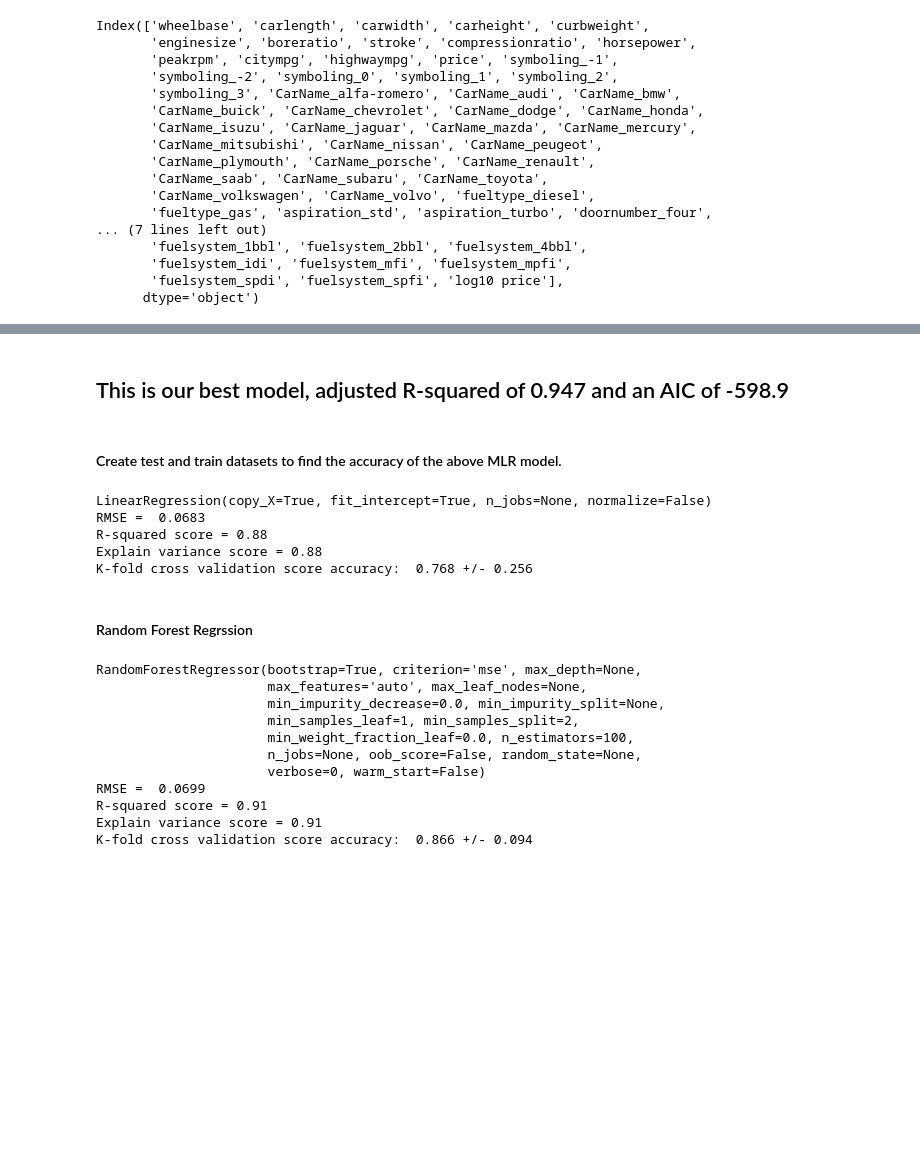
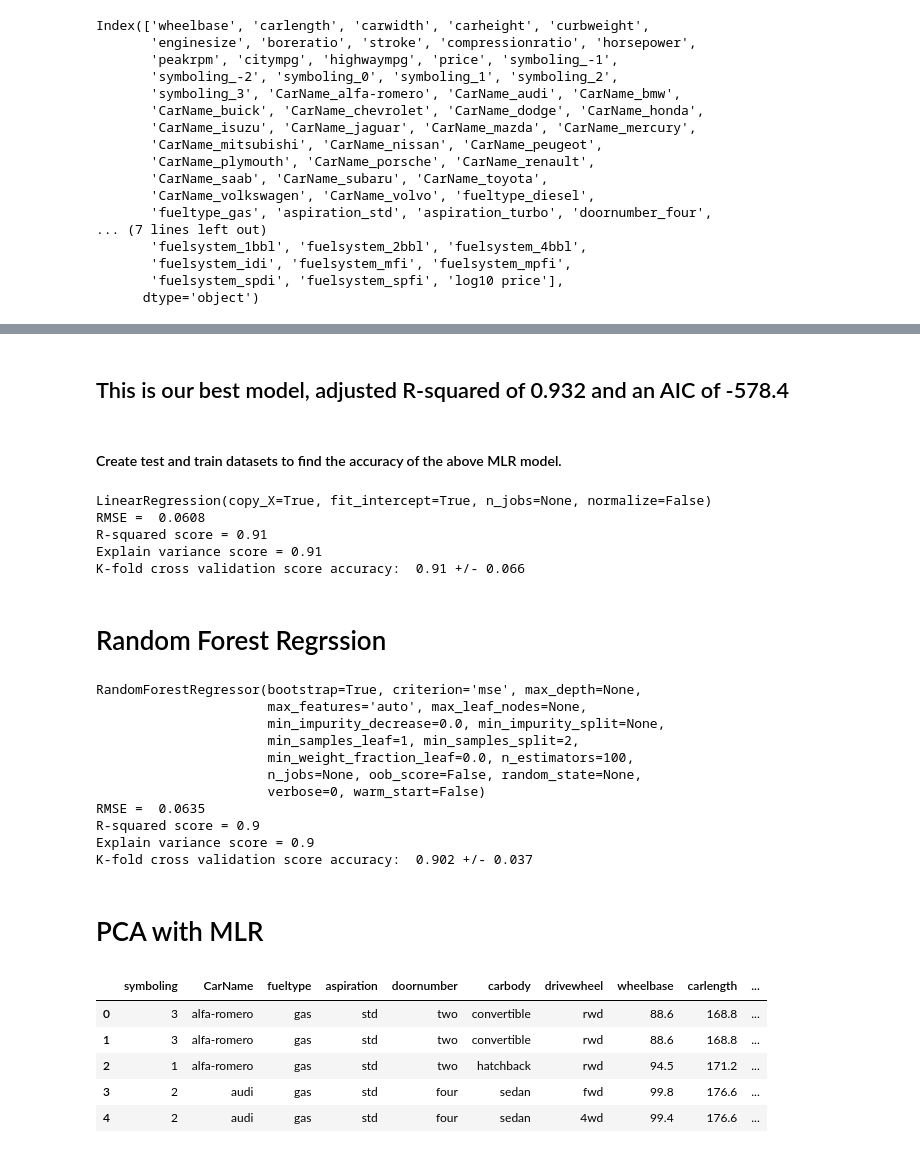
Before and after one commit to MatthewKava/Data, a Jupyter notebook: CarsFinal.ipynb, the cells around one changed output, grey strips where cells are left out. Cells and saved outputs as stored; diff of their text form; code cells hidden in the pictures; blank space fills up the shorter version.

```diff
--- a/CarsFinal.ipynb
+++ b/CarsFinal.ipynb
@@ -947,17 +1039,18 @@ plt.show()
 # %% [markdown]
-## This is our best model, adjusted R-squared of 0.947 and an AIC of -598.9
+## This is our best model, adjusted R-squared of 0.932 and an AIC of -578.4
 # %% [markdown]
 #### Create test and train datasets to find the accuracy of the above MLR model.
 # %%
 #Split data.
 
-X_train, X_test, y_train, y_test = train_test_split(X, y, test_size = 0.33)
+X_train, X_test, y_train, y_test = train_test_split(X, y, test_size = 0.33, random_state = 30)
 regr = linear_model.LinearRegression()
 
 
 
 regr.fit(X_train, y_train)
 y_pred = regr.predict(X_test)
+MLR = round(np.sqrt(metrics.mean_squared_error(y_test, y_pred)),4)
 print(regr)
 print('RMSE = ', round(np.sqrt(metrics.mean_squared_error(y_test, y_pred)),4))
 print("R-squared score =", round(metrics.r2_score(y_test, y_pred), 2))
@@ -970,21 +1063,22 @@ scores = cross_val_score(regr, X = X_train, y = y_train, cv = 10, n_jobs = 1)
 print('K-fold cross validation score accuracy: ', np.round(np.mean(scores),3), '+/-', np.round(np.std(scores),3))
 # %% [output]
 LinearRegression(copy_X=True, fit_intercept=True, n_jobs=None, normalize=False)
-RMSE =  0.0683
-R-squared score = 0.88
-Explain variance score = 0.88
-K-fold cross validation score accuracy:  0.768 +/- 0.256
+RMSE =  0.0608
+R-squared score = 0.91
+Explain variance score = 0.91
+K-fold cross validation score accuracy:  0.91 +/- 0.066
 # %% [markdown]
-#### Random Forest Regrssion
+# Random Forest Regrssion
 # %%
 regr = RandomForestRegressor(n_estimators=100)
 X = dfm.drop(['price','log10 price'],axis=1)
-X_train, X_test, y_train, y_test = train_test_split(X, y, test_size = 0.33)
+X_train, X_test, y_train, y_test = train_test_split(X, y, test_size = 0.33, random_state = 30)
 
 regr.fit(X_train, y_train)
 y_pred = regr.predict(X_test)
+RFR = round(np.sqrt(metrics.mean_squared_error(y_test, y_pred)),4)
 print(regr)
-print('RMSE = ',round(np.sqrt(metrics.mean_squared_error(y_test, y_pred)),4))
+print('RMSE = ', round(np.sqrt(metrics.mean_squared_error(y_test, y_pred)),4))
 print("R-squared score =", round(metrics.r2_score(y_test, y_pred), 2))
 print("Explain variance score =", round(metrics.explained_variance_score(y_test, y_pred), 2))
 
@@ -1001,7 +1095,20 @@ RandomForestRegressor(bootstrap=True, criterion='mse', max_depth=None,
                       min_weight_fraction_leaf=0.0, n_estimators=100,
                       n_jobs=None, oob_score=False, random_state=None,
                       verbose=0, warm_start=False)
-RMSE =  0.0699
-R-squared score = 0.91
-Explain variance score = 0.91
-K-fold cross validation score accuracy:  0.866 +/- 0.094
+RMSE =  0.0635
+R-squared score = 0.9
+Explain variance score = 0.9
+K-fold cross validation score accuracy:  0.902 +/- 0.037
+# %% [markdown]
+# PCA with MLR
+# %%
+dfp = df_cleaned.copy()
+# %%
+dfp.head()
+# %% [output]
+|  | symboling | CarName | fueltype | aspiration | doornumber | carbody | drivewheel | wheelbase | carlength | ... |
+| 0 | 3 | alfa-romero | gas | std | two | convertible | rwd | 88.6 | 168.8 | ... |
+| 1 | 3 | alfa-romero | gas | std | two | convertible | rwd | 88.6 | 168.8 | ... |
+| 2 | 1 | alfa-romero | gas | std | two | hatchback | rwd | 94.5 | 171.2 | ... |
+| 3 | 2 | audi | gas | std | four | sedan | fwd | 99.8 | 176.6 | ... |
+| 4 | 2 | audi | gas | std | four | sedan | 4wd | 99.4 | 176.6 | ... |
```
Also changed, not shown: parts of 37 cells of this notebook.
